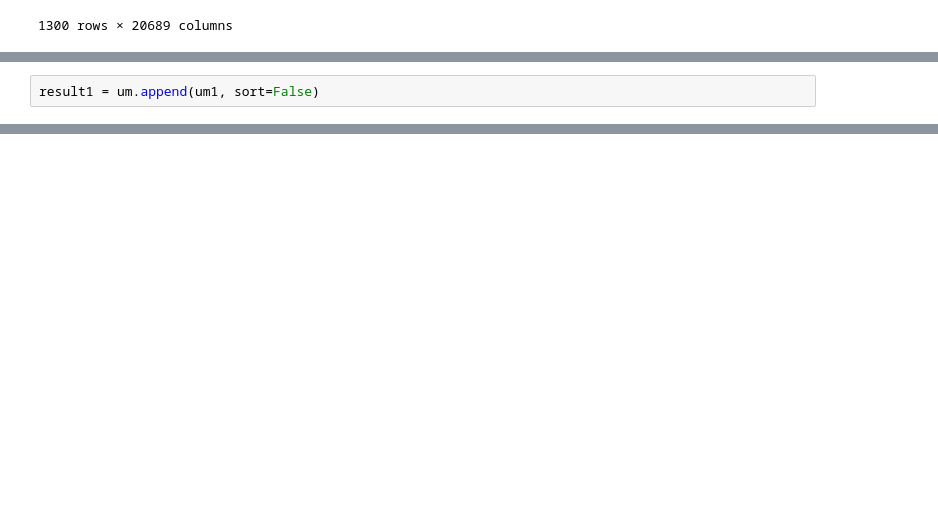
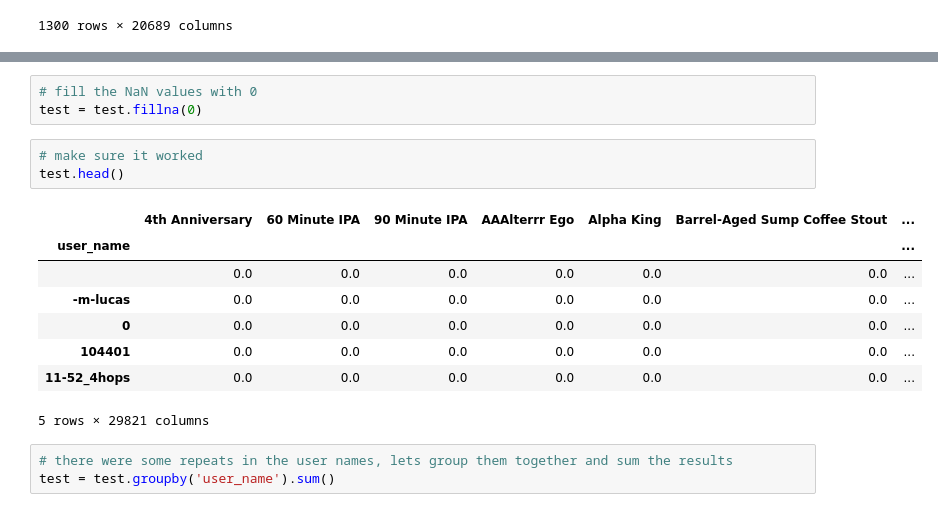
Before and after one commit to loisr/Beer-Recommendations, a Jupyter notebook: Data Cleaning.ipynb, the cells around one changed output, grey strips where cells are left out. Saved outputs shown, nothing was run; the diff lists cells and outputs as text; blank space fills up the shorter version.

```diff
--- a/Data Cleaning.ipynb
+++ b/Data Cleaning.ipynb
@@ -121,2 +85,0 @@ print(list(result.columns))
-# %%
-result1 = um.append(um1, sort=False)
@@ -238,0 +130,18 @@ test.groupby('user_name').sum()
+# %%
+# fill the NaN values with 0
+test = test.fillna(0)
+# %%
+# make sure it worked
+test.head()
+# %% [output]
+|  | 4th Anniversary | 60 Minute IPA | 90 Minute IPA | AAAlterrr Ego | Alpha King | Barrel-Aged Sump Coffee Stout | ... |
+| user_name |  |  |  |  |  |  | ... |
+|  | 0.0 | 0.0 | 0.0 | 0.0 | 0.0 | 0.0 | ... |
+| -m-lucas | 0.0 | 0.0 | 0.0 | 0.0 | 0.0 | 0.0 | ... |
+| 0 | 0.0 | 0.0 | 0.0 | 0.0 | 0.0 | 0.0 | ... |
+| 104401 | 0.0 | 0.0 | 0.0 | 0.0 | 0.0 | 0.0 | ... |
+| 11-52_4hops | 0.0 | 0.0 | 0.0 | 0.0 | 0.0 | 0.0 | ... |
+5 rows × 29821 columns
+# %%
+# there were some repeats in the user names, lets group them together and sum the results
+test = test.groupby('user_name').sum()
```
Also changed, not shown: parts of 47 cells of this notebook.
